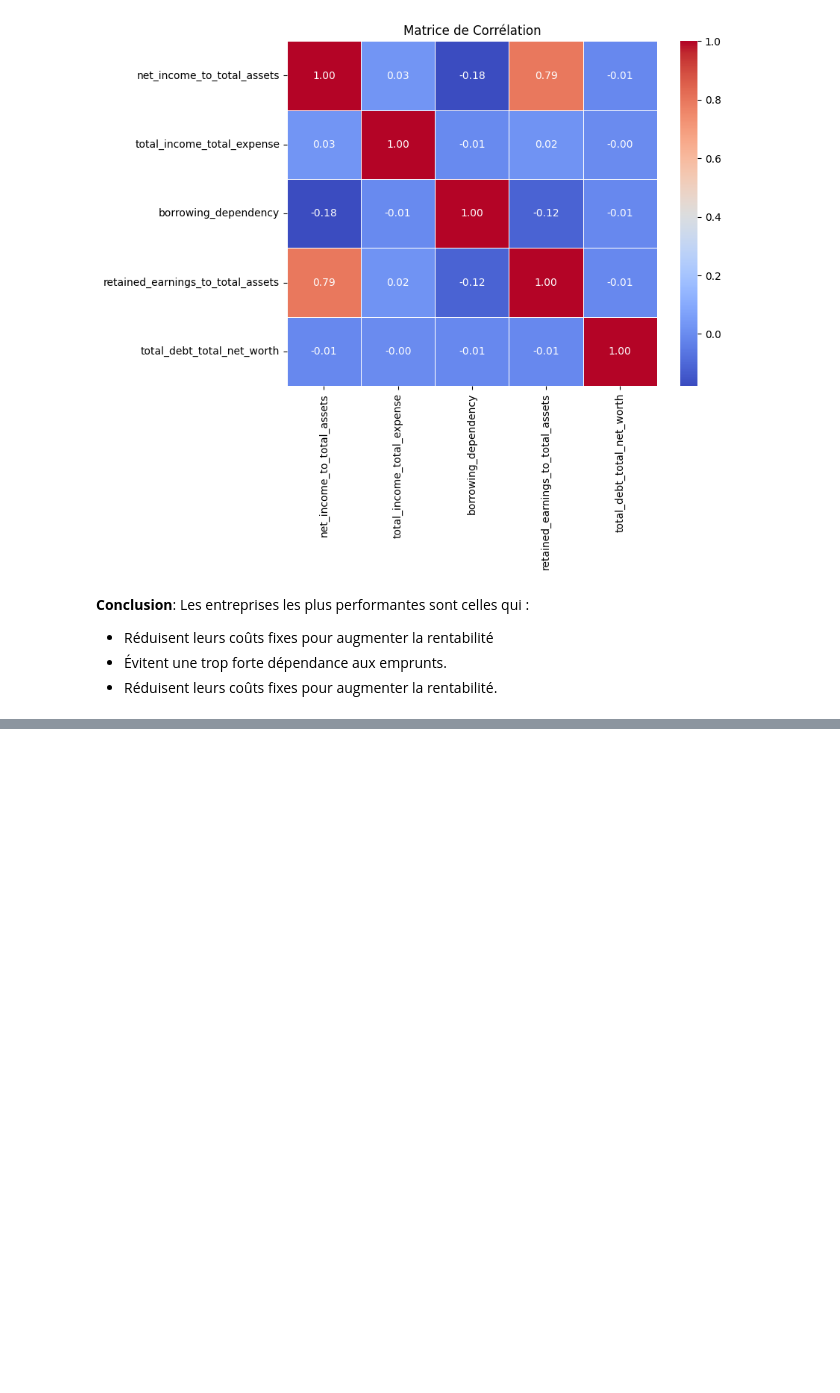
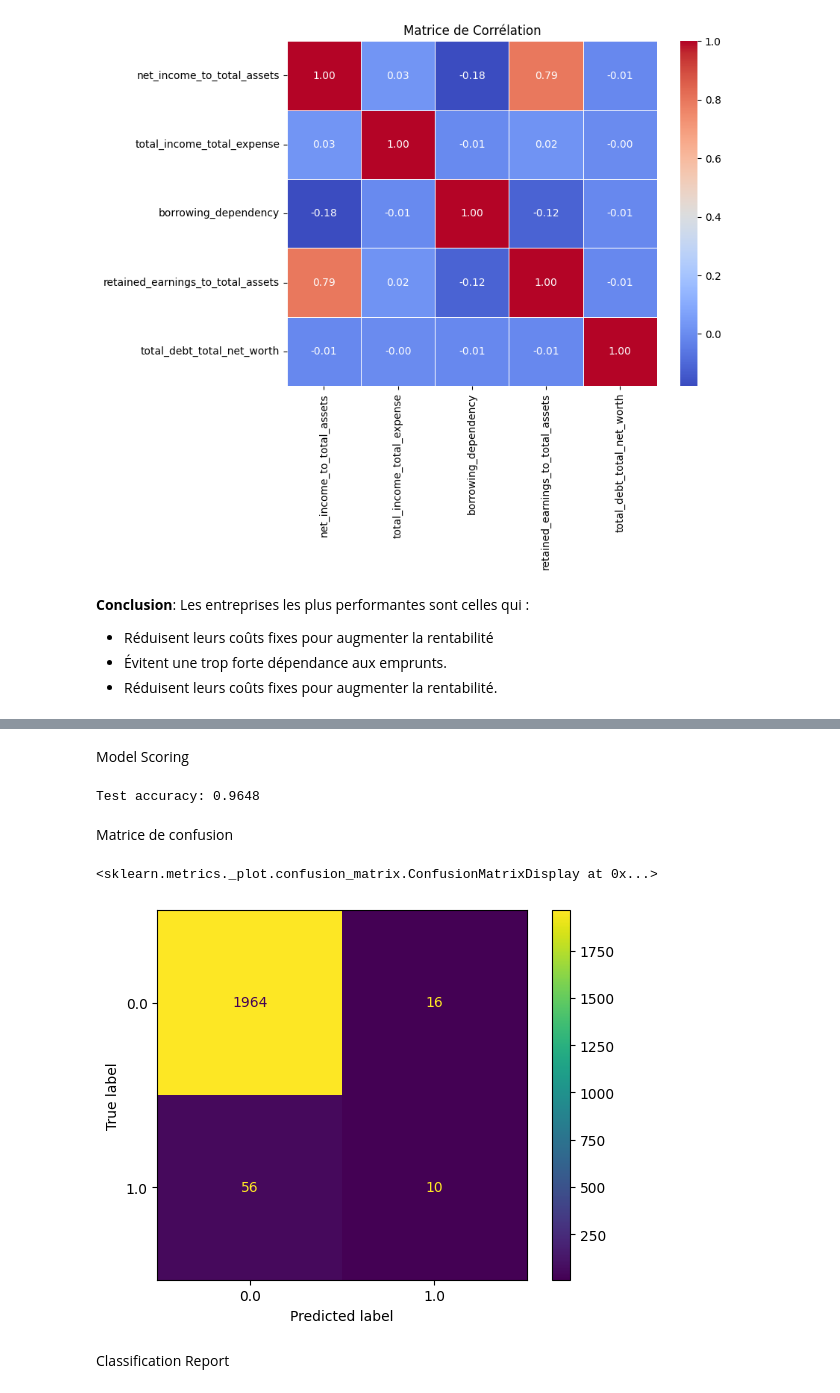
Before and after one commit to vianelk/ai_financial_track, a Jupyter notebook: AI_detect_financial_bankrupt.ipynb, the cells around one changed output, grey strips where cells are left out. Saved outputs shown, nothing was run; the diff lists cells and outputs as text; code cells hidden in the pictures; blank space fills up the shorter version.

```diff
--- a/AI_detect_financial_bankrupt.ipynb
+++ b/AI_detect_financial_bankrupt.ipynb
@@ -241,0 +279,10 @@ plt.show()
+# %%
+clf = RandomForestClassifier()
+# %%
+param_grid = {
+    "n_estimators": range(25, 101, 25),
+    "max_depth": range(10, 51, 10)
+}
+
+for param, candidates in param_grid.items():
+    print(param, list(candidates))
@@ -241,0 +292,8 @@ plt.show()
+# %%
+# Default 5-fold CV
+model = GridSearchCV(
+    clf,
+    param_grid=param_grid,
+    n_jobs=-1,
+)
+model
@@ -241,0 +306,2 @@ plt.show()
+# %%
+model.fit(X_train, y_train)
@@ -241,0 +328,21 @@ plt.show()
+# %% [markdown]
+Model Scoring
+# %%
+acc_test = model.score(X_test, y_test)
+
+print(f"Test accuracy: {round(acc_test , 4)}")
+# %% [output]
+Test accuracy: 0.9648
+# %% [markdown]
+Matrice de confusion
+# %%
+ConfusionMatrixDisplay.from_estimator(
+    model,
+    X_test,
+    y_test
+)
+# %% [output]
+<sklearn.metrics._plot.confusion_matrix.ConfusionMatrixDisplay at 0x...>
+[figure, added]
+# %% [markdown]
+Classification Report
```
Also changed, not shown: parts of 34 cells of this notebook.
